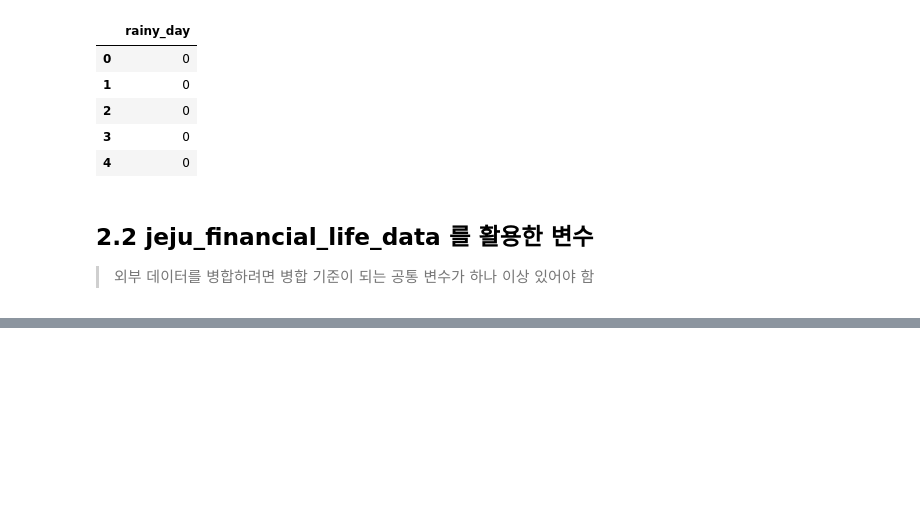
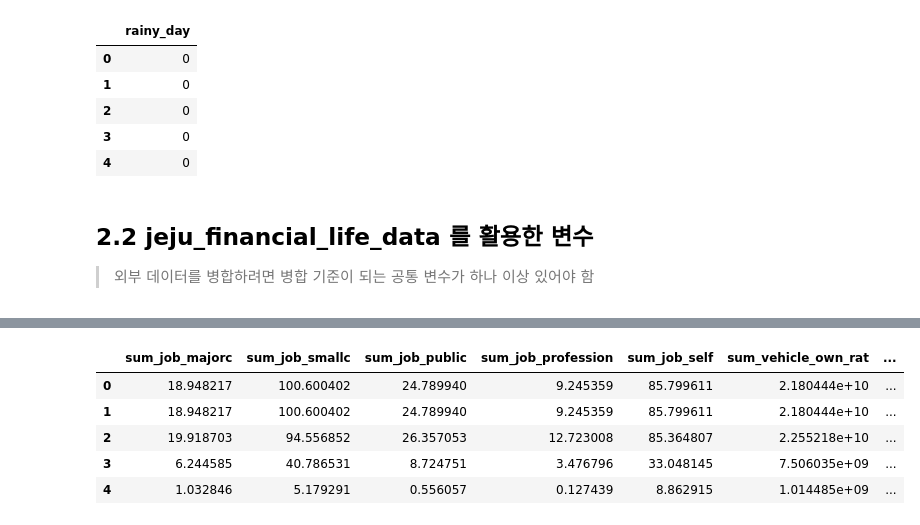
Before and after one commit to pyohamen/DACON-jeju-bus-prediction, a Jupyter notebook: 퇴근시간버스승차인원예측/2_making_feature&model.ipynb, the cells around one changed output, grey strips where cells are left out. Drawn from its saved outputs; the diff is of its cells as text; code cells hidden in the pictures; blank space fills up the shorter version.

```diff
--- a/퇴근시간버스승차인원예측/2_making_feature&model.ipynb
+++ b/퇴근시간버스승차인원예측/2_making_feature&model.ipynb
@@ -705,0 +763,27 @@ df[['rainy_day']].head()
+# %%
+col = ['job_majorc', 'job_smallc', 'job_public', 'job_profession', 'job_self',
+       'avg_income', 'med_income', 'avg_spend', 'vehicle_own_rat']
+
+# groupby 함수를 사용해 dong을 기준으로 위에서 선택한 변수들의 평균을 구함
+data1 = jeju_life.groupby(['dong'])[col].mean().reset_index()
+data1.columns=['dong','mean_job_majorc', 'mean_job_smallc', 'mean_job_public',
+               'mean_job_profession', 'mean_job_self', 'mean_vehicle_own_rat',
+               'mean_avg_income', 'mean_med_income', 'mean_avg_spend']
+
+# groupby 함수를 사용해 dong을 기준으로 위에서 선택한 변수들의 합계를 구함
+data2 = jeju_life.groupby(['dong'])[col].sum().reset_index()
+data2.columns=['dong','sum_job_majorc', 'sum_job_smallc', 'sum_job_public',
+               'sum_job_profession', 'sum_job_self', 'sum_vehicle_own_rat',
+               'sum_avg_income', 'sum_med_income', 'sum_avg_spend']
+
+# groupby 함수를 사용해 dong을 기준으로 위에서 선택한 변수들의 비율을 구함
+data3 = (jeju_life.groupby(['dong'])[col].sum() \
+             / jeju_life.groupby(['dong'])[col].sum().sum()).reset_index()
+data3.columns = ['dong','rate_job_majorc', 'rate_job_smallc', 'rate_job_public',
+                 'rate_job_profession', 'rate_job_self', 'rate_vehicle_own_rat',
+                 'rate_avg_income', 'rate_med_income', 'rate_avg_spend']
+
+# dong을 기준으로 기존의 데이터프레임에 새로운 변수를 병합
+merge_data1 = pd.merge(data1, data2, how='left', on='dong')
+merge_data2 = pd.merge(merge_data1, data3, how='left', on='dong')
+df = pd.merge(df, merge_data2, how='left', on='dong')
@@ -705,0 +802,12 @@ df[['rainy_day']].head()
+# %%
+# 합계를 확인해봅시다.
+df[['sum_job_majorc', 'sum_job_smallc', 'sum_job_public',
+    'sum_job_profession', 'sum_job_self', 'sum_vehicle_own_rat',
+    'sum_avg_income', 'sum_med_income', 'sum_avg_spend']].head()
+# %% [output]
+|  | sum_job_majorc | sum_job_smallc | sum_job_public | sum_job_profession | sum_job_self | sum_vehicle_own_rat | ... |
+| 0 | 18.948217 | 100.600402 | 24.789940 | 9.245359 | 85.799611 | 2.180444e+10 | ... |
+| 1 | 18.948217 | 100.600402 | 24.789940 | 9.245359 | 85.799611 | 2.180444e+10 | ... |
+| 2 | 19.918703 | 94.556852 | 26.357053 | 12.723008 | 85.364807 | 2.255218e+10 | ... |
+| 3 | 6.244585 | 40.786531 | 8.724751 | 3.476796 | 33.048145 | 7.506035e+09 | ... |
+| 4 | 1.032846 | 5.179291 | 0.556057 | 0.127439 | 8.862915 | 1.014485e+09 | ... |
```
Also changed, not shown: parts of 83 cells of this notebook, 10 other files.
